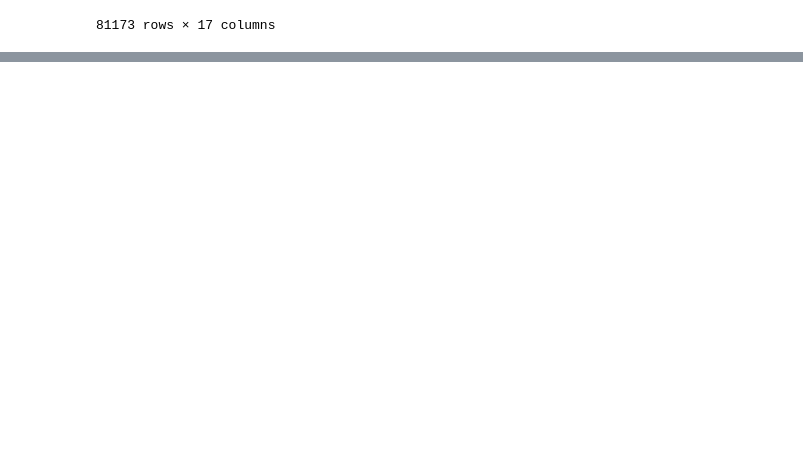
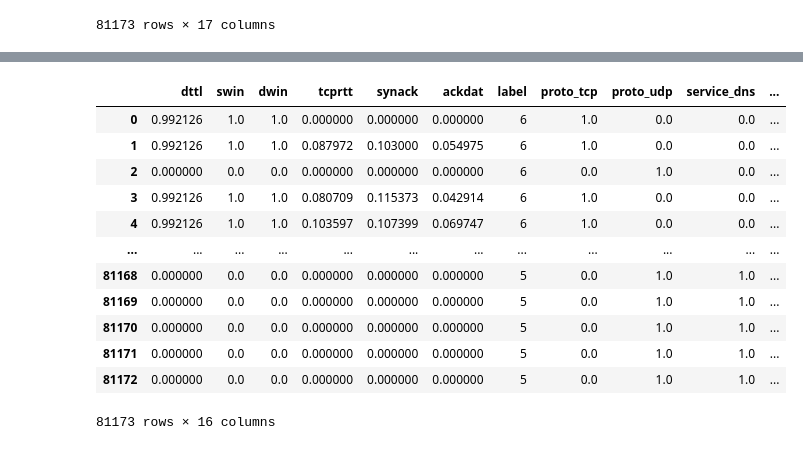
Before and after one commit to Sid-047/paperStuff, a Jupyter notebook: UNSW-NB15_intrusionDetection/dataProcessing/dataPrep.ipynb, the cells around one changed output, grey strips where cells are left out. Drawn from its saved outputs; the diff is of its cells as text; code cells hidden in the pictures; blank space fills up the shorter version.

Commit message:
Pushed Processed UNSW multiData & codeBase

```diff
--- a/UNSW-NB15_intrusionDetection/dataProcessing/dataPrep.ipynb
+++ b/UNSW-NB15_intrusionDetection/dataProcessing/dataPrep.ipynb
@@ -114,0 +171,19 @@ multiData
+# %%
+if 'Unnamed: 0' in multiData.columns:
+    multiData.drop(columns=['Unnamed: 0'], inplace=True)
+# %%
+multiData
+# %% [output]
+|  | dttl | swin | dwin | tcprtt | synack | ackdat | label | proto_tcp | proto_udp | service_dns | ... |
+| 0 | 0.992126 | 1.0 | 1.0 | 0.000000 | 0.000000 | 0.000000 | 6 | 1.0 | 0.0 | 0.0 | ... |
+| 1 | 0.992126 | 1.0 | 1.0 | 0.087972 | 0.103000 | 0.054975 | 6 | 1.0 | 0.0 | 0.0 | ... |
+| 2 | 0.000000 | 0.0 | 0.0 | 0.000000 | 0.000000 | 0.000000 | 6 | 0.0 | 1.0 | 0.0 | ... |
+| 3 | 0.992126 | 1.0 | 1.0 | 0.080709 | 0.115373 | 0.042914 | 6 | 1.0 | 0.0 | 0.0 | ... |
+| 4 | 0.992126 | 1.0 | 1.0 | 0.103597 | 0.107399 | 0.069747 | 6 | 1.0 | 0.0 | 0.0 | ... |
+| ... | ... | ... | ... | ... | ... | ... | ... | ... | ... | ... | ... |
+| 81168 | 0.000000 | 0.0 | 0.0 | 0.000000 | 0.000000 | 0.000000 | 5 | 0.0 | 1.0 | 1.0 | ... |
+| 81169 | 0.000000 | 0.0 | 0.0 | 0.000000 | 0.000000 | 0.000000 | 5 | 0.0 | 1.0 | 1.0 | ... |
+| 81170 | 0.000000 | 0.0 | 0.0 | 0.000000 | 0.000000 | 0.000000 | 5 | 0.0 | 1.0 | 1.0 | ... |
+| 81171 | 0.000000 | 0.0 | 0.0 | 0.000000 | 0.000000 | 0.000000 | 5 | 0.0 | 1.0 | 1.0 | ... |
+| 81172 | 0.000000 | 0.0 | 0.0 | 0.000000 | 0.000000 | 0.000000 | 5 | 0.0 | 1.0 | 1.0 | ... |
+81173 rows × 16 columns
```
Also changed, not shown: parts of 7 cells of this notebook, 1 other file.
